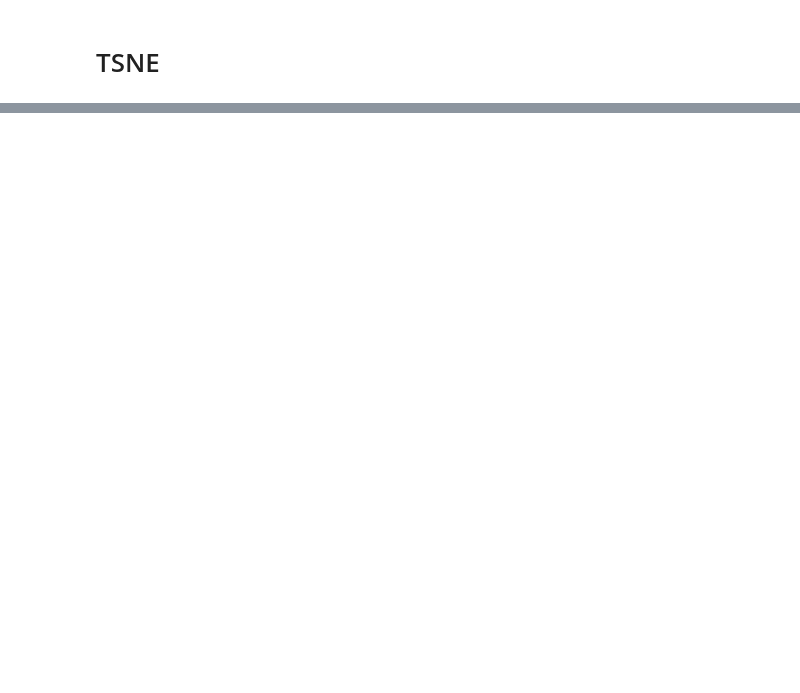
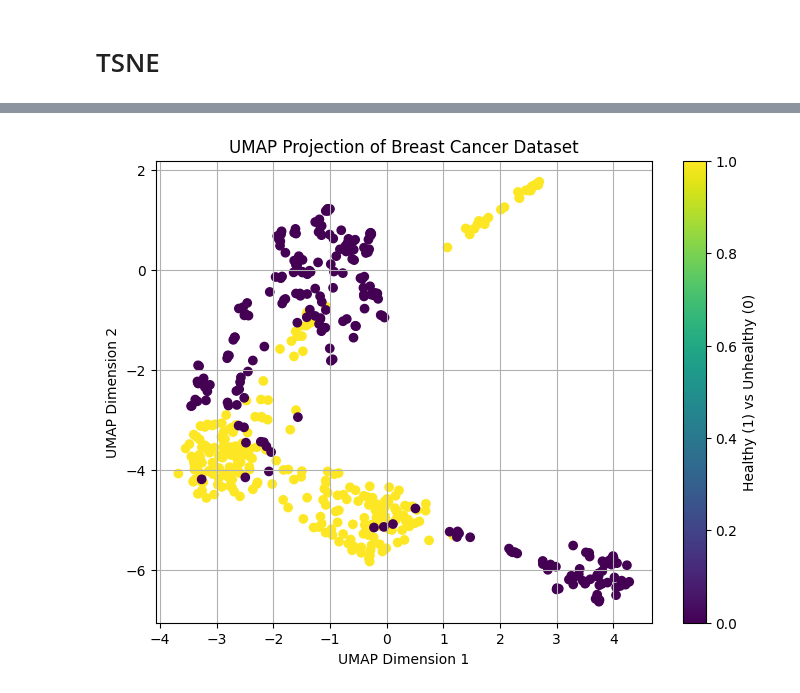
Before and after one commit to tobitotaku/ai-brain-tumor, a Jupyter notebook: 02_pca_9_components.ipynb, the cells around one changed output, grey strips where cells are left out. Saved outputs shown, nothing was run; the diff lists cells and outputs as text; code cells hidden in the pictures; blank space fills up the shorter version.

Commit message:
umap

```diff
--- a/02_pca_9_components.ipynb
+++ b/02_pca_9_components.ipynb
@@ -158,0 +257,21 @@ plt.show()
+# %%
+import umap
+import seaborn as sns
+import matplotlib.pyplot as plt
+
+# Assume X is scaled gene expression data
+reducer = umap.UMAP(n_components=2, random_state=42)
+X_umap = reducer.fit_transform(X)
+# %%
+plt.figure(figsize=(8, 6))
+# plt.scatter(X_umap[:, 0], X_umap[:, 1], c=Y, cmap='Spectral')
+plt.scatter(x=X_umap[:, 0], y=X_umap[:, 1], c=Y, cmap='viridis')
+plt.title("UMAP Projection of Breast Cancer Dataset")
+plt.xlabel("UMAP Dimension 1")
+plt.ylabel("UMAP Dimension 2")
+plt.colorbar(label='Healthy (1) vs Unhealthy (0)')
+# plt.legend(labels=target_names)
+plt.grid(True)
+plt.show()
+# %% [output]
+[figure, added]
```
Also changed, not shown: parts of 14 cells of this notebook.
